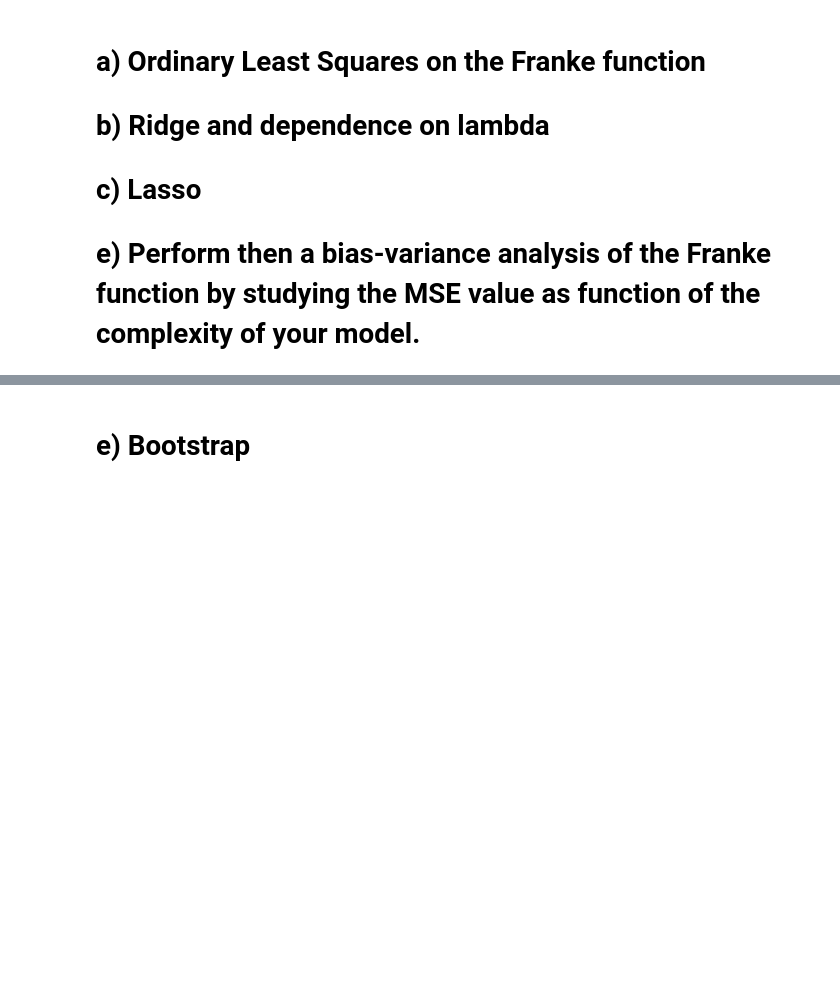
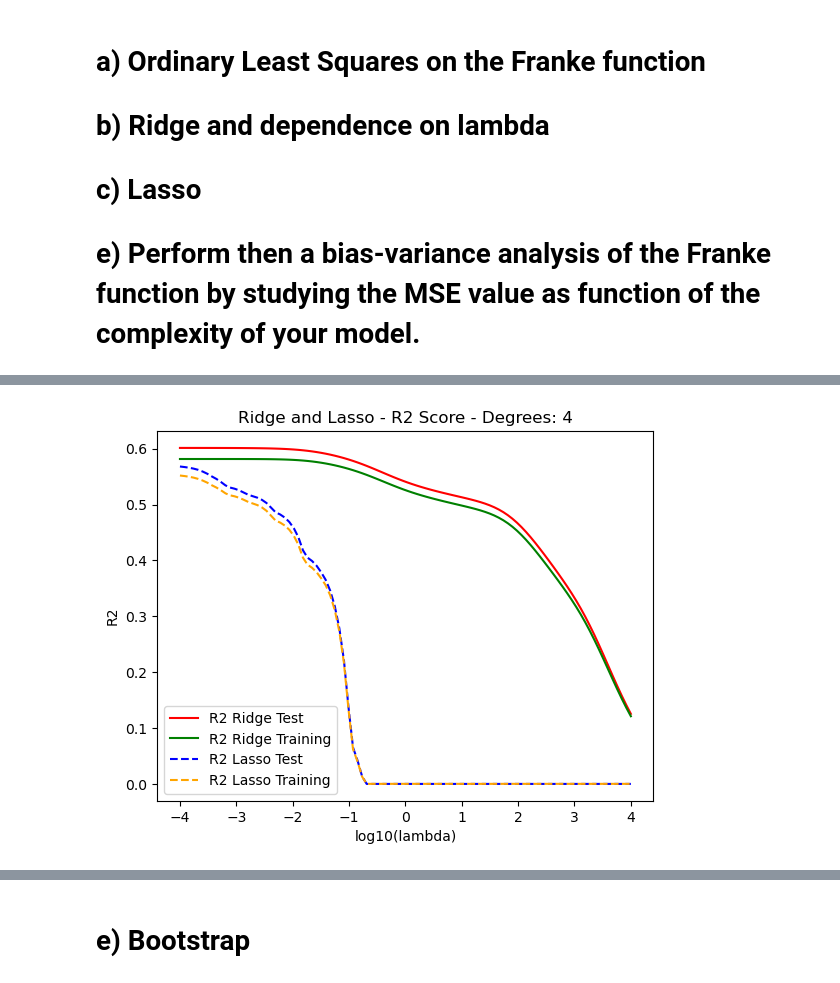
Before and after one commit to hellegje/fys-stk4155, a Jupyter notebook: Project1/2dProject.ipynb, the cells around one changed output, grey strips where cells are left out. Cells and saved outputs as stored; diff of their text form; code cells hidden in the pictures; blank space fills up the shorter version.

```diff
--- a/Project1/2dProject.ipynb
+++ b/Project1/2dProject.ipynb
@@ -388,0 +408,90 @@ plt.show()
+# %%
+# Ridge and Lasso Regression using matrix inversion
+def Beta_ridge_regression(X, z, lmb):
+    I = np.identity(X.shape[1])
+
+    return np.linalg.pinv(X.T.dot(X) + lmb*I) @ X.T.dot(z)
+
+def Calculate_y_ridge(X, beta):
+    return X.dot(beta)
+
+degree = 4
+feature_matrix = create_feature_matrix(x, y, degree)
+X_train, X_test, z_train, z_test = train_test_split(feature_matrix, z, test_size=0.2)
+
+training_ridge_mses = []
+test_ridge_mses = []
+training_ridge_r2s = []
+test_ridge_r2s = []
+betas_ridge = []
+
+training_lasso_mses = []
+test_lasso_mses = []
+training_lasso_r2s = []
+test_lasso_r2s = []
+
+lambdas = (0.0001, 0.001, 0.01, 0.1, 1.0)
+nlambdas = 100
+lambdas = np.logspace(-4, 4, nlambdas)
+for i in range(nlambdas):
+    lmb = lambdas[i]
+
+    #Ridge
+    beta_hat_ridge = Beta_ridge_regression(X_train, z_train, lmb)
+    betas_ridge.append(beta_hat_ridge)
+    z_tilde_ridge = Calculate_y_ridge(X_train, beta_hat_ridge)
+    z_predict_ridge = Calculate_y_ridge(X_test, beta_hat_ridge)
+
+    train_mse = error.mean_squared_error(z_train, z_tilde_ridge)
+    test_mse = error.mean_squared_error(z_test, z_predict_ridge)
+    training_ridge_mses.append(train_mse)
+    test_ridge_mses.append(test_mse)
+
+    r2_train = error.r2_score(z_train, z_tilde_ridge)
+    r2_test = error.r2_score(z_test, z_predict_ridge)
+    training_ridge_r2s.append(r2_train)
+    test_ridge_r2s.append(r2_test)
+
+    #Lasso
+    RegLasso = linear_model.Lasso(lmb, fit_intercept=False)
+    RegLasso.fit(X_train, z_train)
+    y_tilde_lasso = RegLasso.predict(X_train)
+    y_predict_lasso = RegLasso.predict(X_test)
+
+    training_lasso_mses.append(error.mean_squared_error(z_train, y_tilde_lasso))
+    test_lasso_mses.append(error.mean_squared_error(z_test, y_predict_lasso))
+
+    training_lasso_r2s.append(error.r2_score(z_train, y_tilde_lasso))
+    test_lasso_r2s.append(error.r2_score(z_test, y_predict_lasso))
+
+# R2 Ridge/Lasso plots
+plt.figure()
+plt.title("Ridge and Lasso - R2 Score - Degrees: " + str(degree))
+
+plt.plot(np.log10(lambdas), test_ridge_r2s, 'r', label = 'R2 Ridge Test')
+plt.plot(np.log10(lambdas), training_ridge_r2s, 'g', label = 'R2 Ridge Training')
+
+plt.plot(np.log10(lambdas), test_lasso_r2s, 'b--', label = 'R2 Lasso Test')
+plt.plot(np.log10(lambdas), training_lasso_r2s, '--', color='orange', label = 'R2 Lasso Training')
+
+plt.xlabel('log10(lambda)')
+plt.ylabel('R2')
+plt.legend()
+plt.show()
+
+# MSE Ridge/Lasso plots
+plt.figure()
+plt.title("Ridge and Lasso - MSE Score - Degrees: " + str(degree))
+
+plt.plot(np.log10(lambdas), test_ridge_mses, 'r', label = 'MSE Ridge Test')
+plt.plot(np.log10(lambdas), training_ridge_mses, 'g', label = 'MSE Ridge Training')
+
+plt.plot(np.log10(lambdas), test_lasso_mses, 'b--', label = 'MSE Lasso Test')
+plt.plot(np.log10(lambdas), training_lasso_mses, '--', color='orange', label = 'MSE Lasso Training')
+
+plt.xlabel('log10(lambda)')
+plt.ylabel('MSE')
+plt.legend()
+plt.show()
+# %% [output]
+[figure, added]
```
Also changed, not shown: parts of 9 cells of this notebook, 8 other files.
